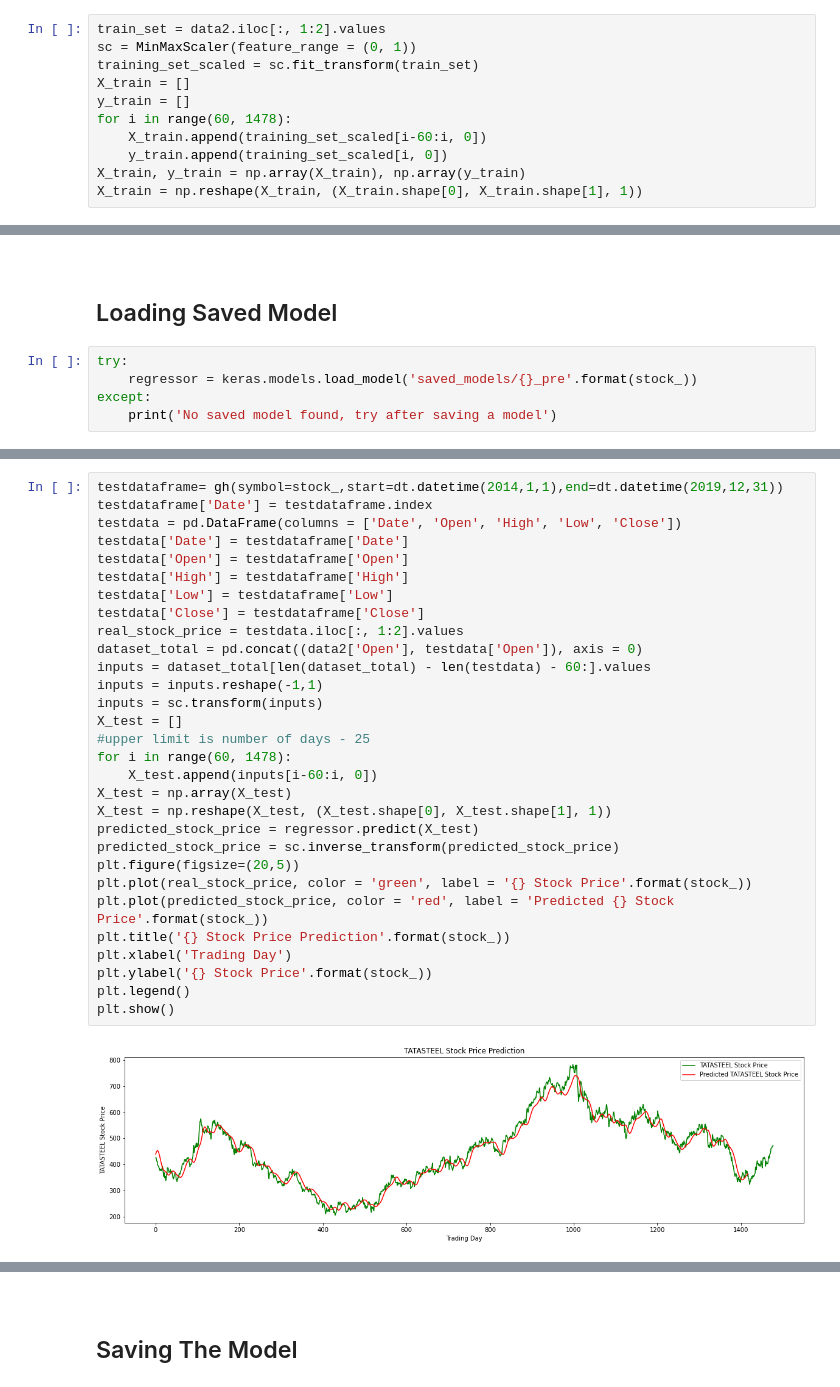
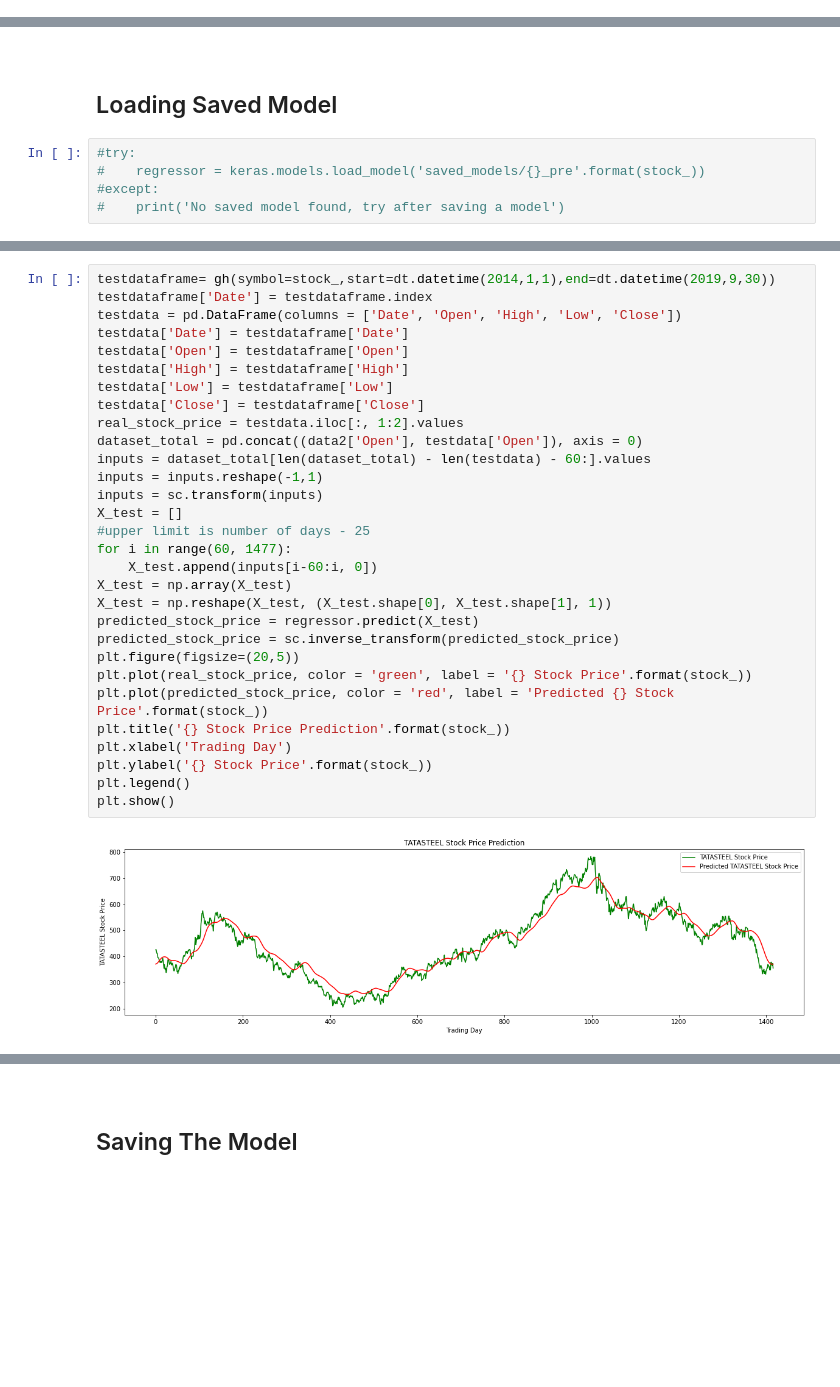
Before and after one commit to PratikGarai/Stock-Market-Prediction, a Jupyter notebook: Stocks RNN For IIIP.ipynb, the cells around one changed output, grey strips where cells are left out. Cells and saved outputs as stored; diff of their text form; blank space fills up the shorter version.

```diff
--- a/Stocks RNN For IIIP.ipynb
+++ b/Stocks RNN For IIIP.ipynb
@@ -43,11 +18,0 @@ data2['Close'] = stk_data['Close']
-# %%
-train_set = data2.iloc[:, 1:2].values
-sc = MinMaxScaler(feature_range = (0, 1))
-training_set_scaled = sc.fit_transform(train_set)
-X_train = []
-y_train = []
-for i in range(60, 1478):
-    X_train.append(training_set_scaled[i-60:i, 0])
-    y_train.append(training_set_scaled[i, 0])
-X_train, y_train = np.array(X_train), np.array(y_train)
-X_train = np.reshape(X_train, (X_train.shape[0], X_train.shape[1], 1))
@@ -88,7 +65,7 @@ Epoch 15/15
 <br>
 <h2> Loading Saved Model </h2>
 # %%
-try:
-    regressor = keras.models.load_model('saved_models/{}_pre'.format(stock_))
-except:
-    print('No saved model found, try after saving a model')
+#try:
+#    regressor = keras.models.load_model('saved_models/{}_pre'.format(stock_))
+#except:
+#    print('No saved model found, try after saving a model')
@@ -100,34 +75,34 @@ No saved model found, try after saving a model
 # %%
-testdataframe= gh(symbol=stock_,start=dt.datetime(2014,1,1),end=dt.datetime(2019,12,31))
+testdataframe= gh(symbol=stock_,start=dt.datetime(2014,1,1),end=dt.datetime(2019,9,30))
 testdataframe['Date'] = testdataframe.index
 testdata = pd.DataFrame(columns = ['Date', 'Open', 'High', 'Low', 'Close'])
 testdata['Date'] = testdataframe['Date']
 testdata['Open'] = testdataframe['Open']
 testdata['High'] = testdataframe['High']
 testdata['Low'] = testdataframe['Low']
 testdata['Close'] = testdataframe['Close']
 real_stock_price = testdata.iloc[:, 1:2].values
 dataset_total = pd.concat((data2['Open'], testdata['Open']), axis = 0)
 inputs = dataset_total[len(dataset_total) - len(testdata) - 60:].values
 inputs = inputs.reshape(-1,1)
 inputs = sc.transform(inputs)
 X_test = []
 #upper limit is number of days - 25
-for i in range(60, 1478):
+for i in range(60, 1477):
     X_test.append(inputs[i-60:i, 0])
 X_test = np.array(X_test)
 X_test = np.reshape(X_test, (X_test.shape[0], X_test.shape[1], 1))
 predicted_stock_price = regressor.predict(X_test)
 predicted_stock_price = sc.inverse_transform(predicted_stock_price)
 plt.figure(figsize=(20,5))
 plt.plot(real_stock_price, color = 'green', label = '{} Stock Price'.format(stock_))
 plt.plot(predicted_stock_price, color = 'red', label = 'Predicted {} Stock Price'.format(stock_))
 plt.title('{} Stock Price Prediction'.format(stock_))
 plt.xlabel('Trading Day')
 plt.ylabel('{} Stock Price'.format(stock_))
 plt.legend()
 plt.show()
 # %% [output]
-[figure, old version]
+[figure, new version]
 # %% [markdown]
 <br>
```
Also changed, not shown: parts of 17 cells of this notebook, 1 other file.
